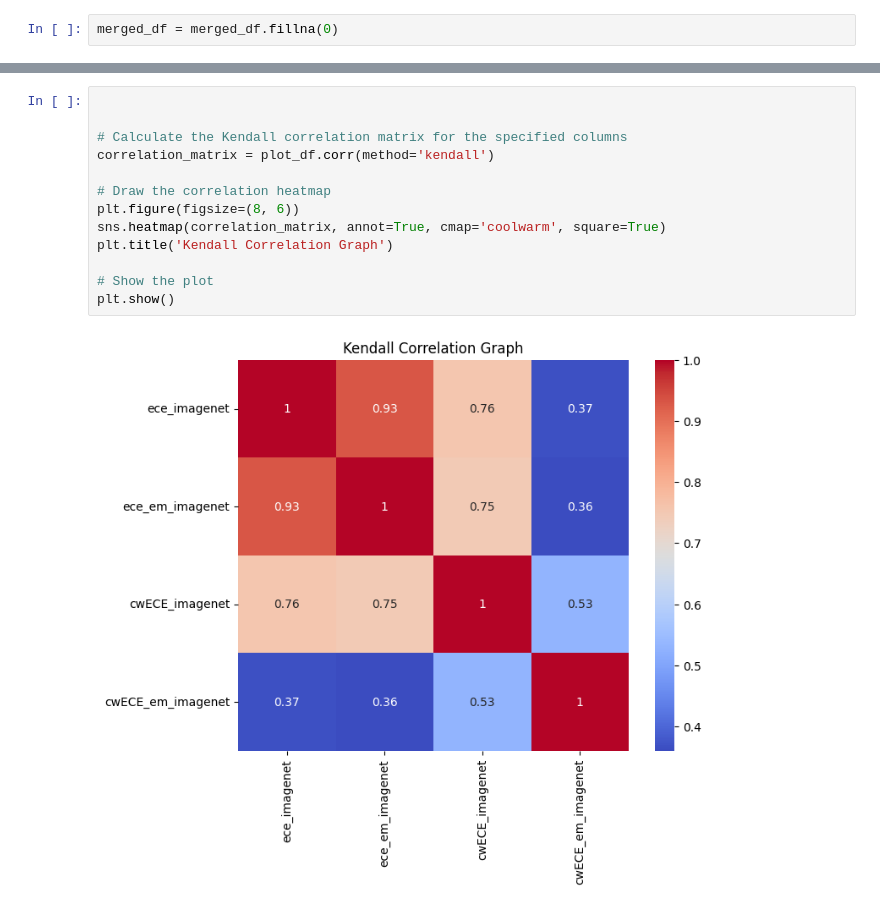
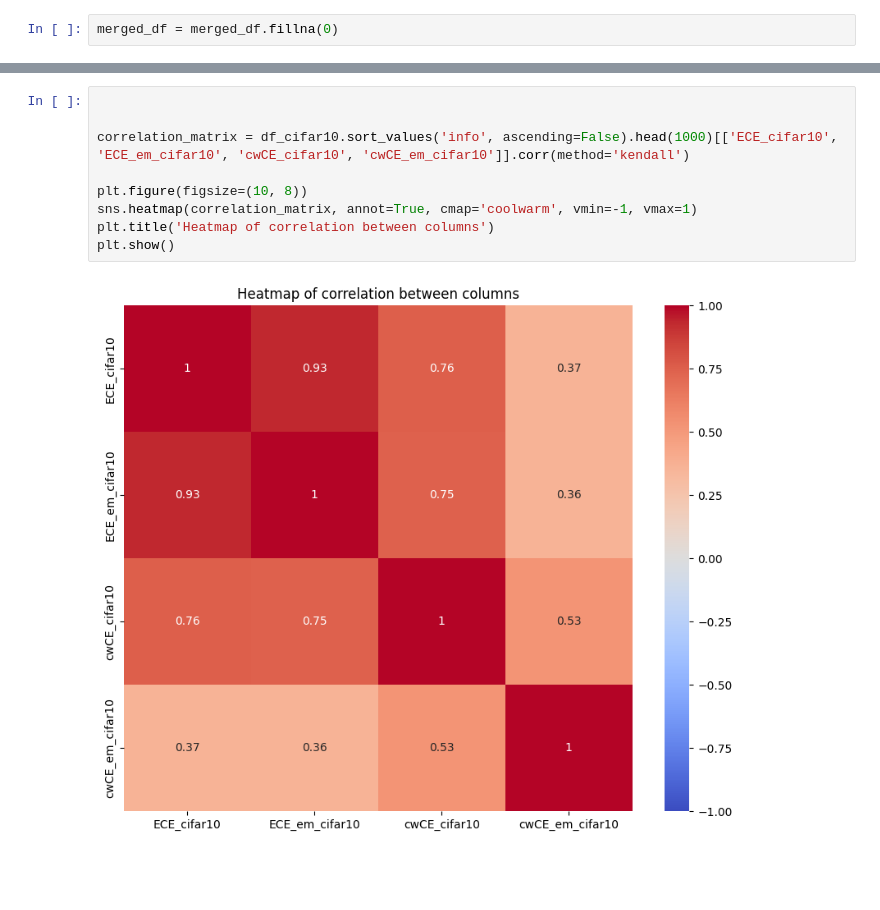
Before and after one commit to johnnyzyn/project_calibration, a Jupyter notebook: kendal_ranking_graphing.ipynb, the cells around one changed output, grey strips where cells are left out. Drawn from its saved outputs; the diff is of its cells as text; blank space fills up the shorter version.

Commit message:
add graph update

```diff
--- a/kendal_ranking_graphing.ipynb
+++ b/kendal_ranking_graphing.ipynb
@@ -72,15 +495,11 @@ plot_df =df[['ece_imagenet', 'ece_em_imagenet',
 # %%
 
 
-# Calculate the Kendall correlation matrix for the specified columns
-correlation_matrix = plot_df.corr(method='kendall')
+correlation_matrix = df_cifar10.sort_values('info', ascending=False).head(1000)[['ECE_cifar10', 'ECE_em_cifar10', 'cwCE_cifar10', 'cwCE_em_cifar10']].corr(method='kendall')
 
-# Draw the correlation heatmap
-plt.figure(figsize=(8, 6))
-sns.heatmap(correlation_matrix, annot=True, cmap='coolwarm', square=True)
-plt.title('Kendall Correlation Graph')
-
-# Show the plot
+plt.figure(figsize=(10, 8))
+sns.heatmap(correlation_matrix, annot=True, cmap='coolwarm', vmin=-1, vmax=1)
+plt.title('Heatmap of correlation between columns')
 plt.show()
 # %% [output]
-[figure, old version]
+[figure, new version]
```
Also changed, not shown: parts of 23 cells of this notebook, 6 other files.
